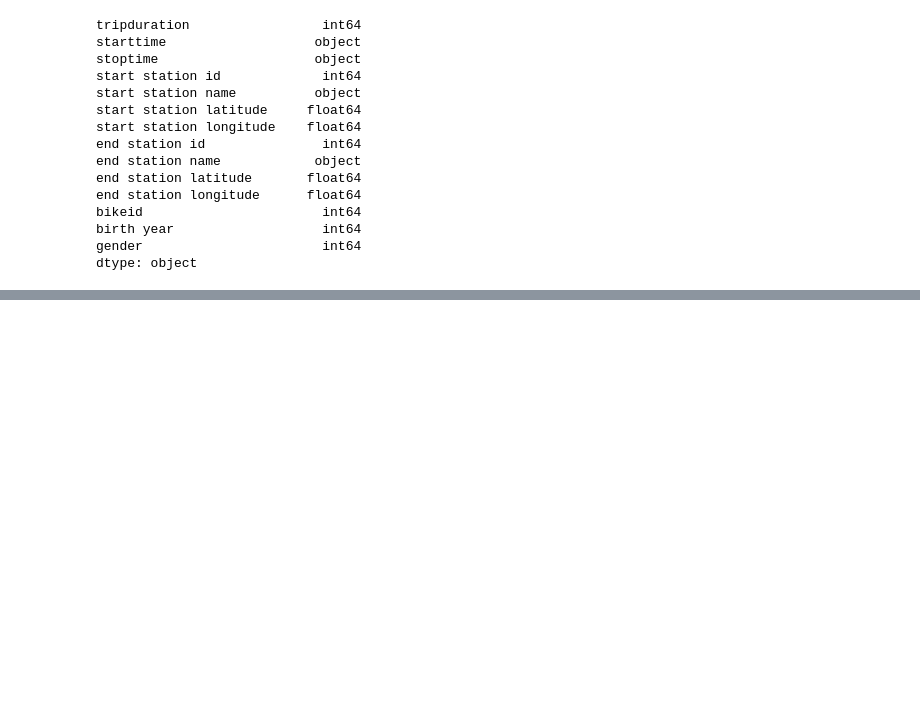
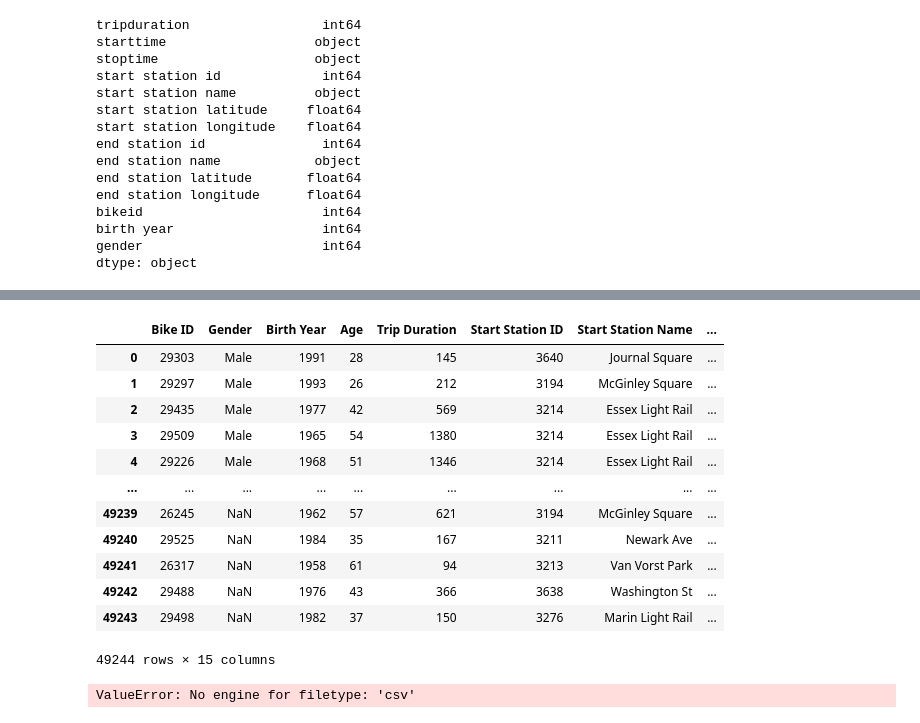
Before and after one commit to Adrian-Stahl/Tableau-Challenge, a Jupyter notebook: Untitled.ipynb, the cells around one changed output, grey strips where cells are left out. Saved outputs shown, nothing was run; the diff lists cells and outputs as text; code cells hidden in the pictures; blank space fills up the shorter version.

```diff
--- a/Untitled.ipynb
+++ b/Untitled.ipynb
@@ -63,0 +87,8 @@ bike_2018_df['']
+# %%
+# Changing the Numeric Gender Values to Actual Gender Values For The 2019 CSV
+gender_check_2019 = bike_2019_df['gender']
+changed_2019_male = gender_check_2019.replace('1', 'Male')
+changed_2019_female = changed_2019_male.replace('2', 'Female')
+changed_2019_unknown = changed_2019_female.replace('0', 'Unknown')
+bike_2019_df['gender'] = changed_2019_unknown
+bike_2019_df
@@ -63,0 +109,11 @@ bike_2018_df['']
+# %%
+# Calculating Biker's Age's
+current_year = 2019
+
+birth_year_2018 = bike_2018_df['birth year']
+age = current_year - birth_year_2018
+bike_2018_df['age'] = age
+
+birth_year_2019 = bike_2019_df['birth year']
+age = current_year - birth_year_2019
+bike_2019_df['age'] = age
@@ -63,0 +163,58 @@ bike_2018_df['']
+# %%
+# Renaming the Columns
+bike_2018_renamed_df = bike_2018_df_organized.rename(columns={"bikeid":"Bike ID",
+                                                              "gender":"Gender",
+                                                              "birth year":"Birth Year",
+                                                              "age":"Age",
+                                                              "tripduration":"Trip Duration",
+                                                              "start station id":"Start Station ID",
+                                                              "start station name":"Start Station Name",
+                                                              "start station latitude":"Start Station Latitude",
+                                                              "start station longitude":"Start Station Longitude",
+                                                              "starttime":"Start Time",
+                                                              "end station id":"End Station ID",
+                                                              "end station name":"End Station Name",
+                                                              "end station latitude":"End Station Latitude",
+                                                              "end station longitude":"End Station Longitude",
+                                                              "stoptime":"Stop Time"})
+
+bike_2019_renamed_df = bike_2019_df_organized.rename(columns={"bikeid":"Bike ID",
+                                                              "gender":"Gender",
+                                                              "birth year":"Birth Year",
+                                                              "age":"Age",
+                                                              "tripduration":"Trip Duration",
+                                                              "start station id":"Start Station ID",
+                                                              "start station name":"Start Station Name",
+                                                              "start station latitude":"Start Station Latitude",
+                                                              "start station longitude":"Start Station Longitude",
+                                                              "starttime":"Start Time",
+                                                              "end station id":"End Station ID",
+                                                              "end station name":"End Station Name",
+                                                              "end station latitude":"End Station Latitude",
+                                                              "end station longitude":"End Station Longitude",
+                                                              "stoptime":"Stop Time"})
+
+
+
+bike_2018_renamed_df
+bike_2019_renamed_df
+# %% [output]
+|  | Bike ID | Gender | Birth Year | Age | Trip Duration | Start Station ID | Start Station Name | ... |
+| 0 | 29303 | Male | 1991 | 28 | 145 | 3640 | Journal Square | ... |
+| 1 | 29297 | Male | 1993 | 26 | 212 | 3194 | McGinley Square | ... |
+| 2 | 29435 | Male | 1977 | 42 | 569 | 3214 | Essex Light Rail | ... |
+| 3 | 29509 | Male | 1965 | 54 | 1380 | 3214 | Essex Light Rail | ... |
+| 4 | 29226 | Male | 1968 | 51 | 1346 | 3214 | Essex Light Rail | ... |
+| ... | ... | ... | ... | ... | ... | ... | ... | ... |
+| 49239 | 26245 | NaN | 1962 | 57 | 621 | 3194 | McGinley Square | ... |
+| 49240 | 29525 | NaN | 1984 | 35 | 167 | 3211 | Newark Ave | ... |
+| 49241 | 26317 | NaN | 1958 | 61 | 94 | 3213 | Van Vorst Park | ... |
+| 49242 | 29488 | NaN | 1976 | 43 | 366 | 3638 | Washington St | ... |
+| 49243 | 29498 | NaN | 1982 | 37 | 150 | 3276 | Marin Light Rail | ... |
+49244 rows × 15 columns
+# %%
+# Outputting both files to csv in Outputs folder
+bike_2018_renamed_df.to_excel("new/09_2018_citibike_tripdata_cleaned.csv", index=False, header=True)
+bike_2019_renamed_df.to_excel("new/09_2019_citibike_tripdata_cleaned.csv", index=False, header=True)
+# %% [output]
+ValueError: No engine for filetype: 'csv'
```
Also changed, not shown: parts of 4 cells of this notebook, 1 other file.
